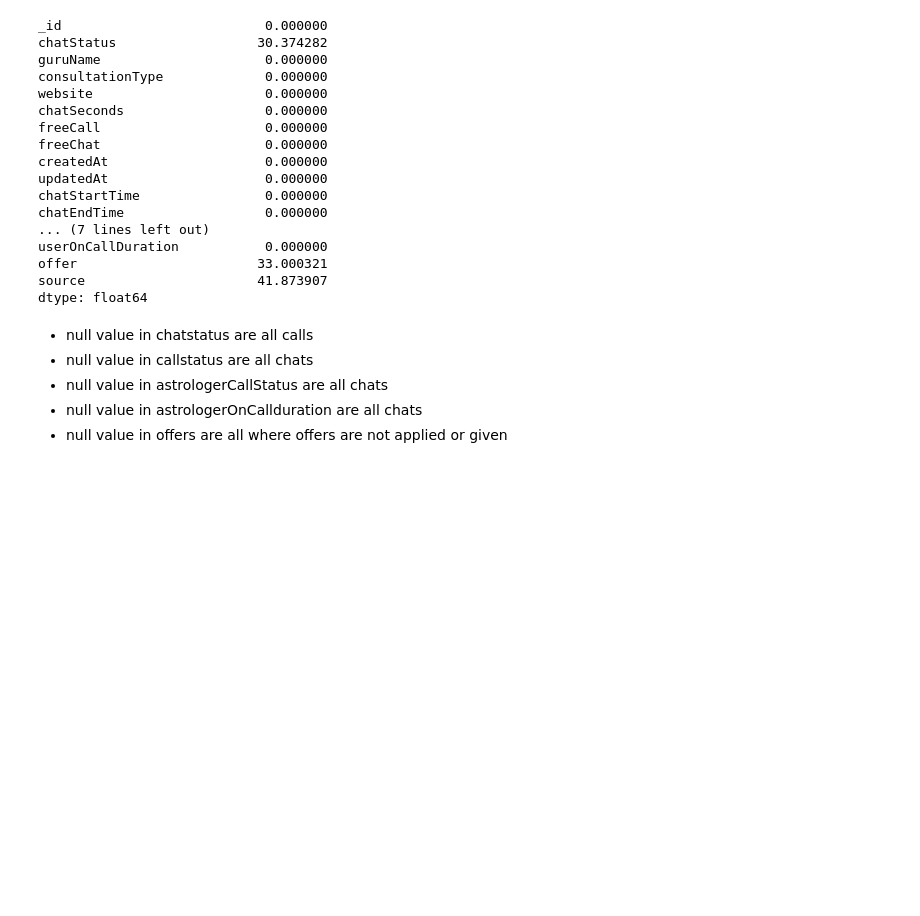
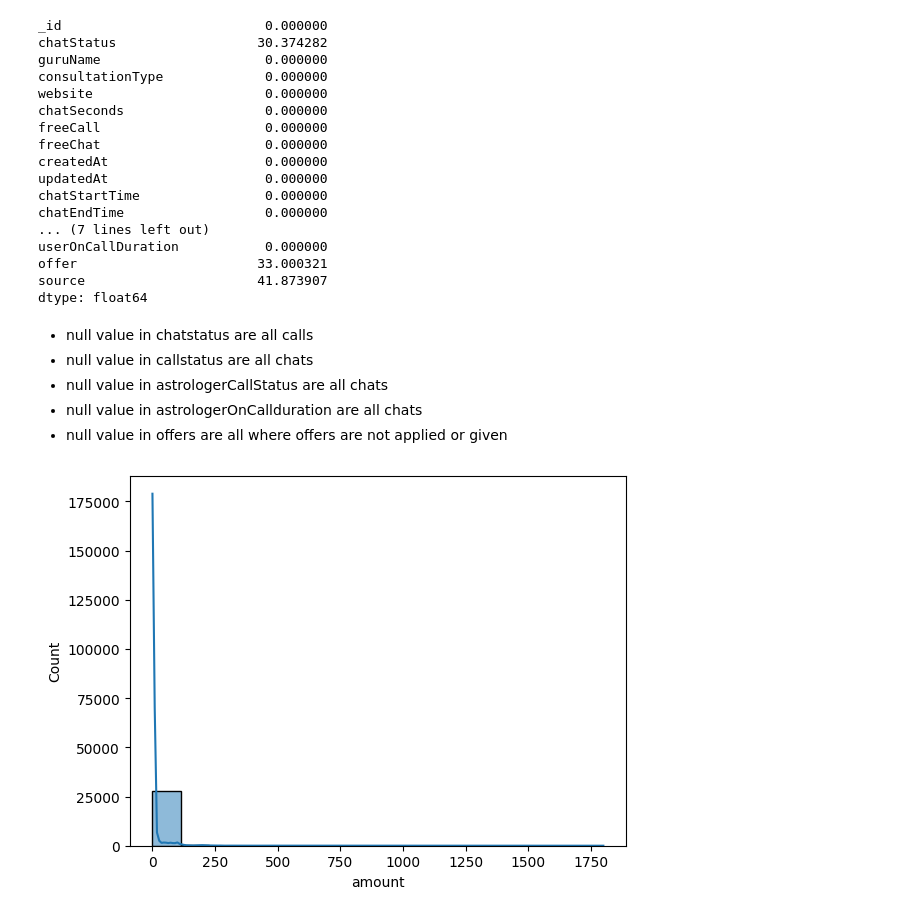
Before and after one commit to IshanSarkar/GAstro_Case-Study, a Jupyter notebook: Guruji_Astro_Assignment.ipynb, the cells around one changed output. Saved outputs shown, nothing was run; the diff lists cells and outputs as text; code cells hidden in the pictures; blank space fills up the shorter version.

```diff
--- a/Guruji_Astro_Assignment.ipynb
+++ b/Guruji_Astro_Assignment.ipynb
@@ -1926,0 +1929,4 @@ data_clean.to_csv('data_clean.csv', index=False)
+# %%
+sns.histplot(data_clean[(data_clean.freeCall==False) | (data_clean.freeChat==False)].amount, kde=True);
+# %% [output]
+[figure, added]
```
Also changed, not shown: parts of 90 cells of this notebook.
